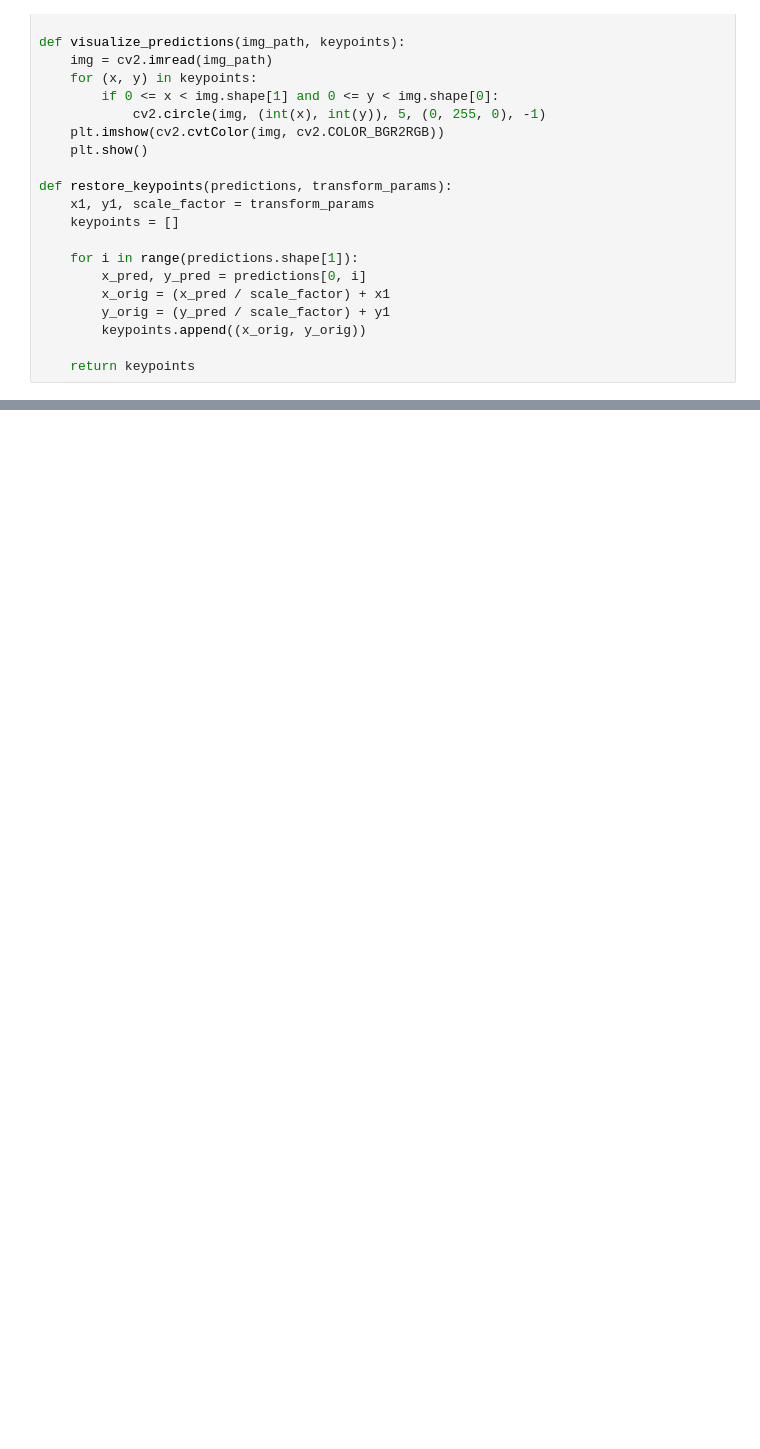
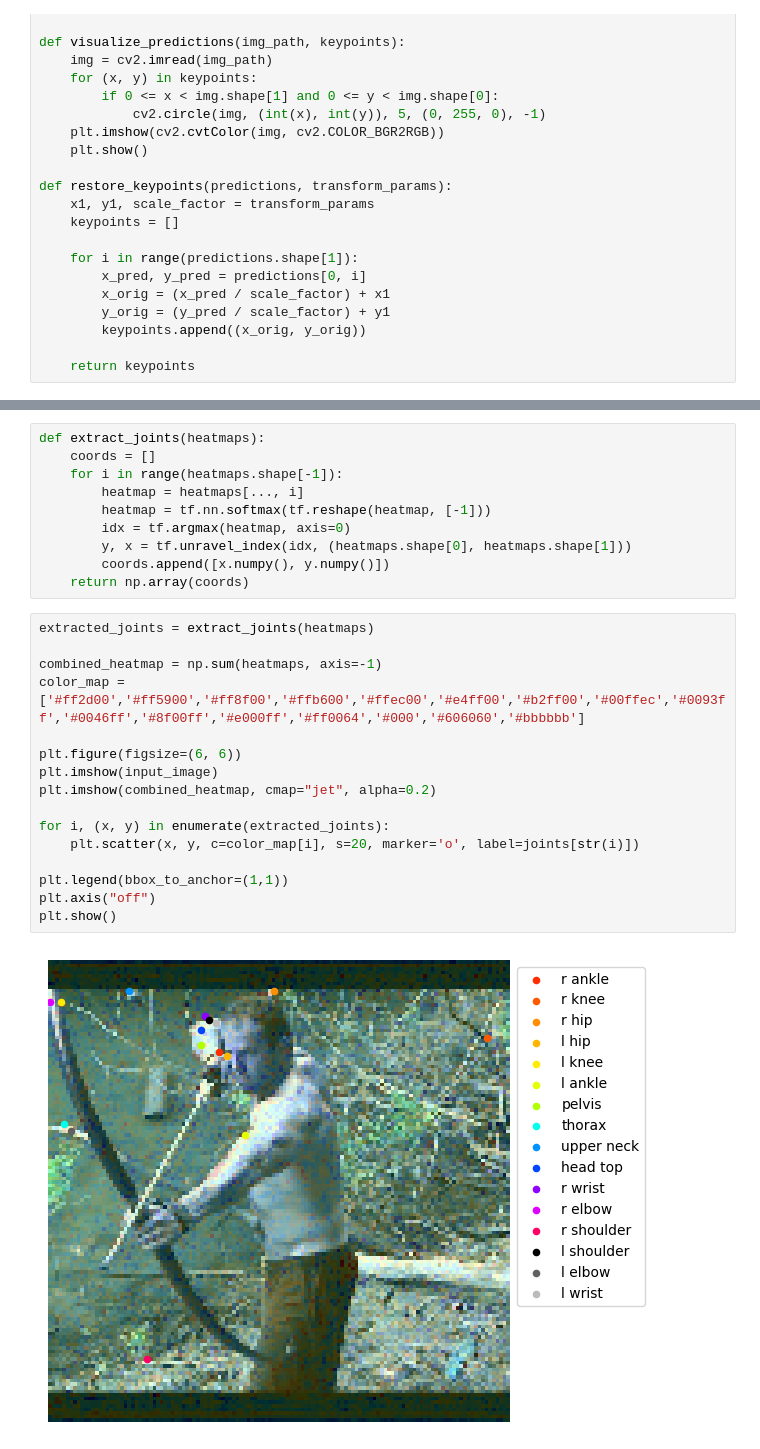
Before and after one commit to williamsaether/BikeFit, a Jupyter notebook: data/exploring.ipynb, the cells around one changed output, grey strips where cells are left out. Saved outputs shown, nothing was run; the diff lists cells and outputs as text; blank space fills up the shorter version.

```diff
--- a/data/exploring.ipynb
+++ b/data/exploring.ipynb
@@ -311,0 +457,28 @@ visualize_predictions(test_image_location, restored_keypoints)
+# %%
+def extract_joints(heatmaps):
+    coords = []
+    for i in range(heatmaps.shape[-1]):
+        heatmap = heatmaps[..., i]
+        heatmap = tf.nn.softmax(tf.reshape(heatmap, [-1]))
+        idx = tf.argmax(heatmap, axis=0)
+        y, x = tf.unravel_index(idx, (heatmaps.shape[0], heatmaps.shape[1]))
+        coords.append([x.numpy(), y.numpy()])
+    return np.array(coords)
+# %%
+extracted_joints = extract_joints(heatmaps)
+
+combined_heatmap = np.sum(heatmaps, axis=-1)
+color_map = ['#ff2d00','#ff5900','#ff8f00','#ffb600','#ffec00','#e4ff00','#b2ff00','#00ffec','#0093ff','#0046ff','#8f00ff','#e000ff','#ff0064','#000','#606060','#bbbbbb']
+
+plt.figure(figsize=(6, 6))
+plt.imshow(input_image)
+plt.imshow(combined_heatmap, cmap="jet", alpha=0.2)
+
+for i, (x, y) in enumerate(extracted_joints):
+    plt.scatter(x, y, c=color_map[i], s=20, marker='o', label=joints[str(i)])
+
+plt.legend(bbox_to_anchor=(1,1))
+plt.axis("off")
+plt.show()
+# %% [output]
+[figure, added]
```
Also changed, not shown: parts of 26 cells of this notebook.
